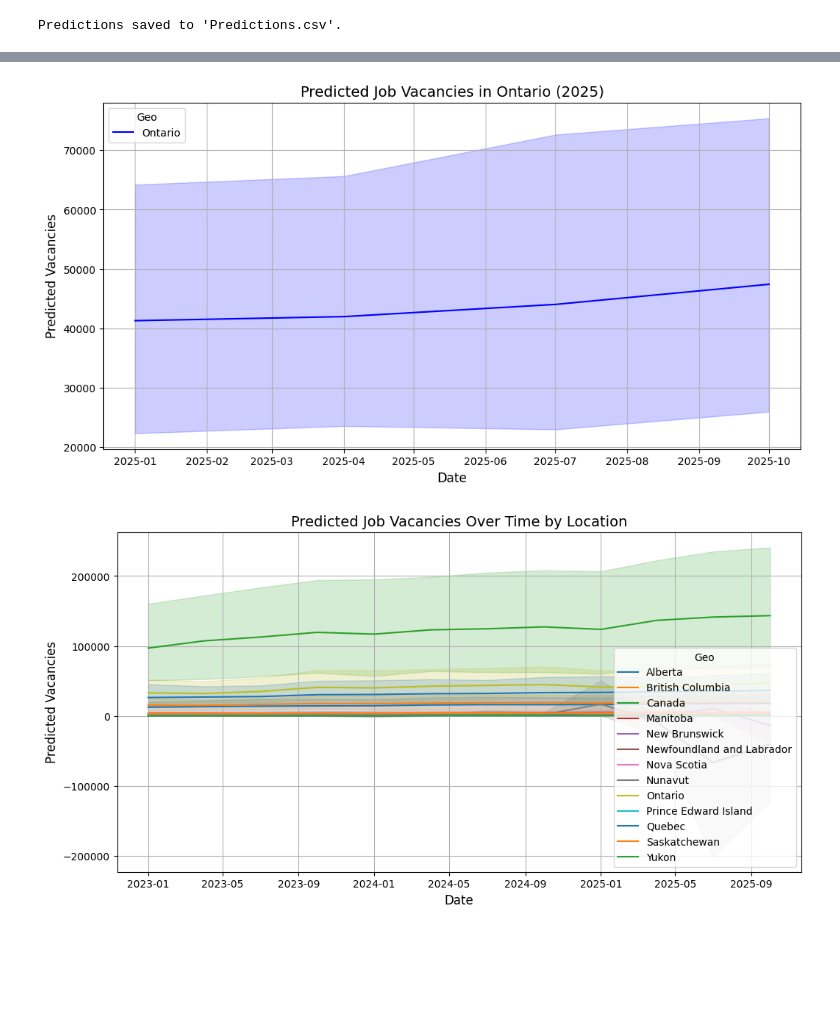
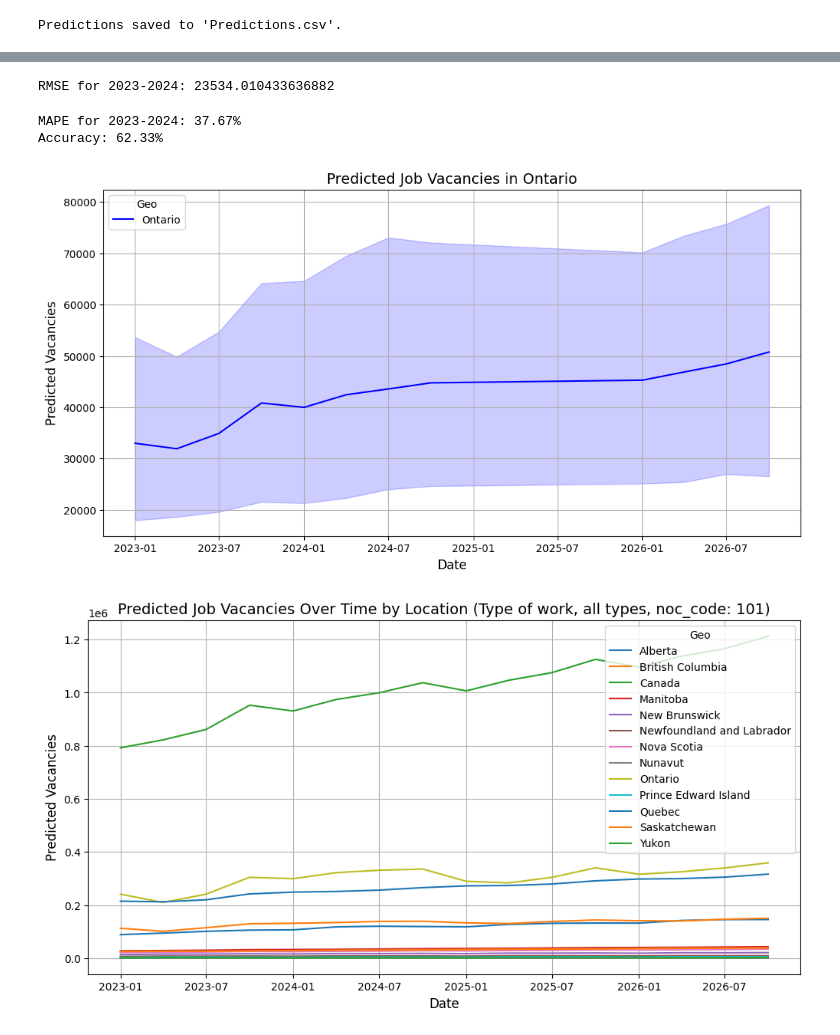
Before and after one commit to Sanjay-10/Job_Prediction_Using_TFT, a Jupyter notebook: Machine_Learning/TFT_Model.ipynb, the cells around one changed output, grey strips where cells are left out. Cells and saved outputs as stored; diff of their text form; code cells hidden in the pictures; blank space fills up the shorter version.

Commit message:
Added Metrics to Measure Accuracy

```diff
--- a/Machine_Learning/TFT_Model.ipynb
+++ b/Machine_Learning/TFT_Model.ipynb
@@ -373,42 +443,76 @@ Predictions saved to 'Predictions.csv'.
+# %%
+from sklearn.metrics import mean_squared_error
+import numpy as np
+
+# Calculate RMSE
+rmse = np.sqrt(mean_squared_error(
+    merged_df['total_vacancies'],  # Replace with the actual column name in your data
+    merged_df['predicted_total_vacancies']  # Replace with the predicted column name
+))
+
+print(f"RMSE for 2023-2024: {rmse}")
+# %% [output]
+RMSE for 2023-2024: 23534.010433636882
+# %%
+# Calculate MAPE (Mean Absolute Percentage Error)
+merged_df['percentage_error'] = np.abs((merged_df['total_vacancies'] - merged_df['predicted_total_vacancies']) / merged_df['total_vacancies']) * 100
+
+# Calculate the Mean of the Percentage Error
+mape = merged_df['percentage_error'].mean()
+
+# Accuracy: 100 - MAPE
+accuracy = 100 - mape
+
+print(f"MAPE for 2023-2024: {mape:.2f}%")
+print(f"Accuracy: {accuracy:.2f}%")
+# %% [output]
+MAPE for 2023-2024: 37.67%
+Accuracy: 62.33%
 # %%
 # Convert 'ref_date' to datetime for easier plotting
-predictions_df = pd.read_csv('./Predictions.csv')
+predictions_df = pd.read_csv('./TFT_Predictions.csv')
 predictions_df['ref_date'] = pd.to_datetime(predictions_df['ref_date'])
 # %%
 import pandas as pd
 import matplotlib.pyplot as plt
 import seaborn as sns
 # %%
-# Filter the dataset for Ontario and 2025
+# Filter the dataset for Ontario and remove the year 2025
 ontario_data = predictions_df[
-    (predictions_df['ref_date'].dt.year == 2025) &
+    (predictions_df['ref_date'].dt.year != 2025) &
     (predictions_df['geo'] == 'Ontario')
 ]
 
-# Visualization: Line plot for Ontario predictions in 2025
+# Visualization: Line plot for Ontario predictions excluding 2025
 plt.figure(figsize=(12, 6))
 sns.lineplot(data=ontario_data, x='ref_date', y='predicted_total_vacancies', label='Ontario', color='blue')
 
-plt.title('Predicted Job Vacancies in Ontario (2025)', fontsize=14)
+plt.title('Predicted Job Vacancies in Ontario', fontsize=14)
 plt.xlabel('Date', fontsize=12)
 plt.ylabel('Predicted Vacancies', fontsize=12)
 plt.legend(title='Geo', loc='upper left', fontsize=10)
 plt.grid()
 plt.show()
 # %% [output]
-[figure, old version]
+[figure, new version]
 # %%
-# Visualization 1: Line plot for trends of predicted vacancies over time
+# Filter the dataset for the specified job characteristics and noc_code
+filtered_data = predictions_df[
+    (predictions_df['job_char'] == 'Type of work, all types') &
+    (predictions_df['noc_code'] == 101)
+]
+
+# Visualization: Line plot for trends of predicted vacancies over time
 plt.figure(figsize=(12, 6))
-for geo in predictions_df['geo'].unique():
-    subset = predictions_df[predictions_df['geo'] == geo]
+for geo in filtered_data['geo'].unique():
+    subset = filtered_data[filtered_data['geo'] == geo]
     sns.lineplot(data=subset, x='ref_date', y='predicted_total_vacancies', label=geo)
 
-plt.title('Predicted Job Vacancies Over Time by Location', fontsize=14)
+plt.title('Predicted Job Vacancies Over Time by Location (Type of work, all types, noc_code: 101)', fontsize=14)
 plt.xlabel('Date', fontsize=12)
 plt.ylabel('Predicted Vacancies', fontsize=12)
 plt.legend(title='Geo')
 plt.grid()
 plt.show()
 # %% [output]
-[figure, old version]
+[figure, new version]
```
Also changed, not shown: parts of 11 cells of this notebook, 2 other files.
